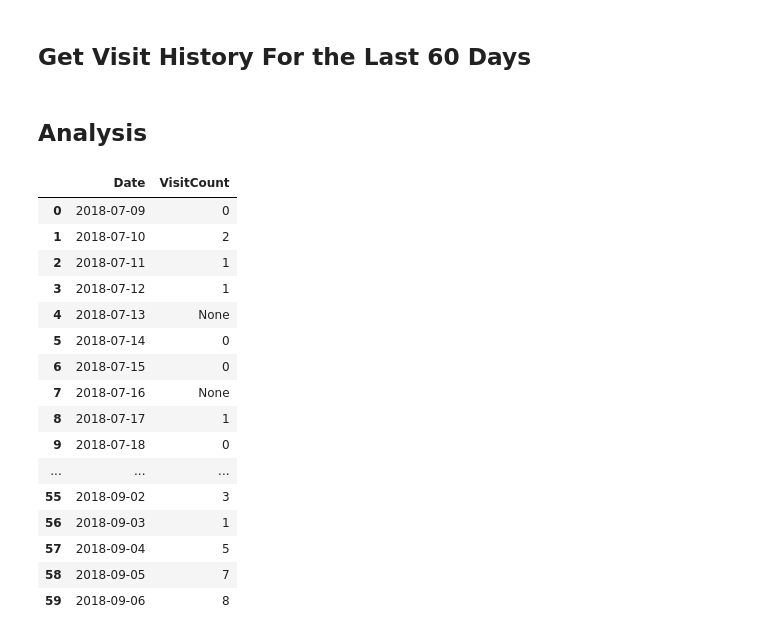
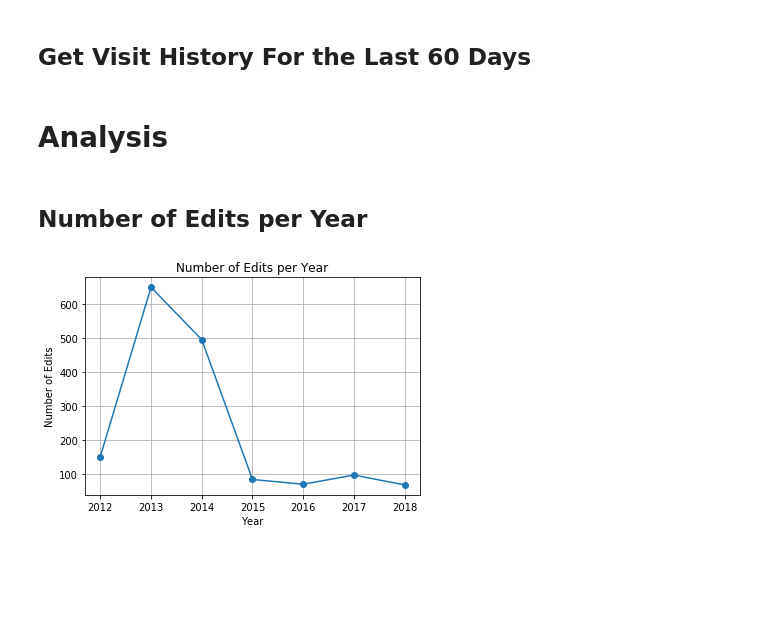
Before and after one commit to eozd/wikidata-edit-history, a Jupyter notebook: analysis.ipynb, the cells around one changed output. Saved outputs shown, nothing was run; the diff lists cells and outputs as text; code cells hidden in the pictures; blank space fills up the shorter version.

Commit message:
Analyze edit frequencies and visit counts

```diff
--- a/analysis.ipynb
+++ b/analysis.ipynb
@@ -40,7 +51,10 @@ def edit_hist(item):
                 res_str += revision['user'] + ','
                 res_str += revision['timestamp'] + ','
                 res_str += str(revision['size']) + ','
-                res_str += '"' + revision['comment'] + '"'+ '\n'
+
+                raw_comment = revision['comment']
+                escaped_comment = raw_comment.translate(str.maketrans({',' : '\\,'}))
+                res_str += escaped_comment + '\n'
 
         try:
             continue_field = curr_hist_dict['continue']['rvcontinue']
@@ -49,7 +63,7 @@ def edit_hist(item):
         except KeyError:
             break
 
-    return pd.read_csv(StringIO(res_str))
+    return pd.read_csv(StringIO(res_str), quoting=3, escapechar='\\')
 # %% [markdown]
 ## Get Visit History For the Last 60 Days
 # %%
@@ -67,24 +81,25 @@ def visit_hist(item):
 
     return pd.read_csv(StringIO(res_str))
 # %% [markdown]
-## Analysis
+# Analysis
-# %%
-visit_hist(canton_zurich)
-# %% [output]
-|  | Date | VisitCount |
-| 0 | 2018-07-09 | 0 |
-| 1 | 2018-07-10 | 2 |
-| 2 | 2018-07-11 | 1 |
-| 3 | 2018-07-12 | 1 |
-| 4 | 2018-07-13 | None |
-| 5 | 2018-07-14 | 0 |
-| 6 | 2018-07-15 | 0 |
-| 7 | 2018-07-16 | None |
-| 8 | 2018-07-17 | 1 |
-| 9 | 2018-07-18 | 0 |
-| ... | ... | ... |
-| 55 | 2018-09-02 | 3 |
-| 56 | 2018-09-03 | 1 |
-| 57 | 2018-09-04 | 5 |
-| 58 | 2018-09-05 | 7 |
-| 59 | 2018-09-06 | 8 |
+# %%
+item_to_analyze = zurich
+edit_df = edit_hist(item_to_analyze)
+edit_df['Timestamp'] = edit_df['Timestamp'].apply(lambda s: datetime.datetime.strptime(s, "%Y-%m-%dT%H:%M:%SZ").timetuple())
+
+visit_df = visit_hist(item_to_analyze)
+visit_df['Date'] = visit_df['Date'].apply(lambda s: datetime.datetime.strptime(s, "%Y-%m-%d").timetuple())
+# %% [markdown]
+## Number of Edits per Year
+# %%
+edit_df_yearly = edit_df['Timestamp'].copy()
+edit_df_yearly = edit_df_yearly.transform(lambda t: t.tm_year)
+
+yearly_counts = Counter(edit_df_yearly.values)
+plt.plot(yearly_counts.keys(), yearly_counts.values(), marker='o')
+plt.xlabel('Year')
+plt.ylabel('Number of Edits')
+plt.grid()
+plt.title('Number of Edits per Year');
+# %% [output]
+[figure, added]
```
Also changed, not shown: parts of 15 cells of this notebook.
